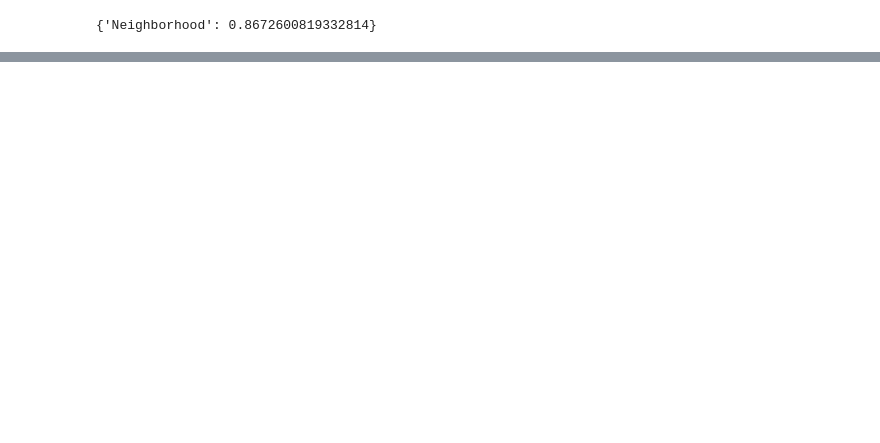
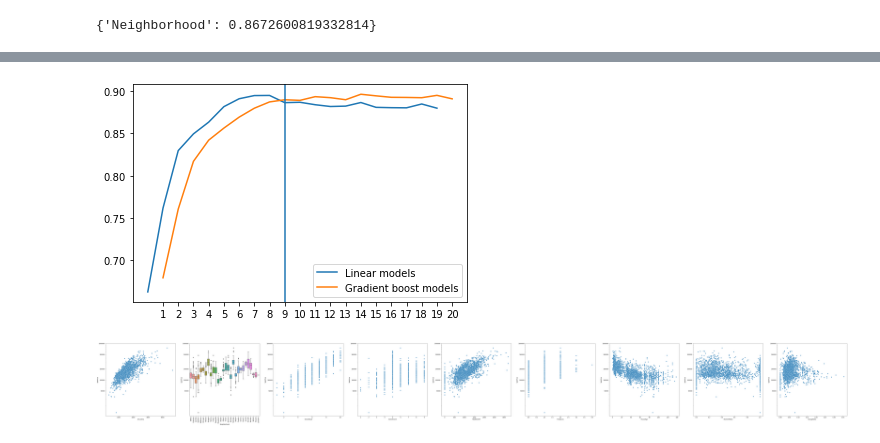
Before and after one commit to kchander92/NYCDSA-Machine-Learning-Project, a Jupyter notebook: Machine Learning EDA and Modeling - v4.ipynb, the cells around one changed output, grey strips where cells are left out. Drawn from its saved outputs; the diff is of its cells as text; code cells hidden in the pictures; blank space fills up the shorter version.

Commit message:
Run linear models on dataset with two GrLivArea outliers dropped

```diff
--- a/Machine Learning EDA and Modeling - v4.ipynb
+++ b/Machine Learning EDA and Modeling - v4.ipynb
@@ -1507,7 +1507,7 @@ encoders
 categorical_features = []
 other_features = []
 
-for feature in gradboost_feats_sfs[10]:
+for feature in list(gradboost_feats_sfs[9]):
     if feature in encoders and not np.array_equal(encoders[feature].categories_[0], ['None', 'Po', 'Fa', 'TA', 'Gd', 'Ex']):
         categorical_features.append(feature)
     else:
@@ -1626,0 +1668,3 @@ housing2[other_features]
+# %%
+for model in linear_models.values():
+    print(np.max(list(model['score'].values())))
@@ -1626,0 +1692,26 @@ housing2[other_features]
+# %%
+plt.plot([np.mean(list(model['score'].values())) for model in linear_models.values()])
+plt.plot(range(1, 21), list(scores.values()))
+plt.legend(['Linear models', 'Gradient boost models'])
+plt.axvline(9)
+plt.xticks(list(range(1, 21)));
+# %% [output]
+[figure, added]
+# %%
+num_features = 9
+
+fig, ax = plt.subplots(1, num_features, figsize=(100, 10))
+for i in range(num_features):
+    feature = gradboost_feats_sfs[num_features][i]
+
+    if feature in encoders and not np.array_equal(encoders[feature].categories_[0],
+                                                  ['None', 'Po', 'Fa', 'TA', 'Gd', 'Ex']):
+        sb.boxplot(data=housing, x=feature, y='SalePrice', ax=ax[i])
+        ax[i].tick_params(axis='x', rotation=90)
+    else:
+        sb.scatterplot(data=housing2, x=feature, y='SalePrice', ax=ax[i])
+
+    ax[i].set_yscale('log')
+    ax[i].set_yticks([50000, 100000, 200000, 500000, 1000000], labels=[50000, 100000, 200000, 500000, 1000000])
+# %% [output]
+[figure, added]
```
Also changed, not shown: parts of 82 cells of this notebook.
